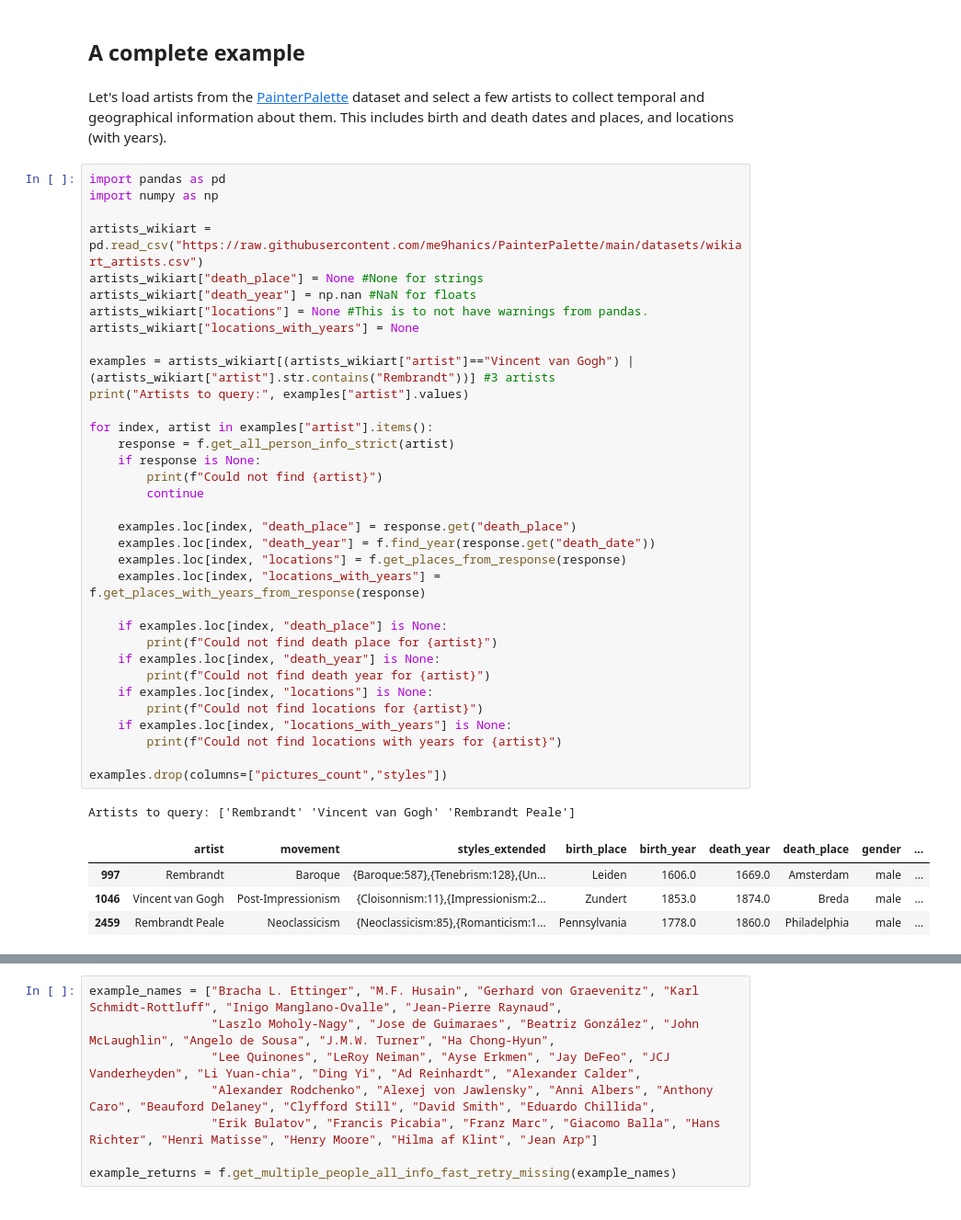
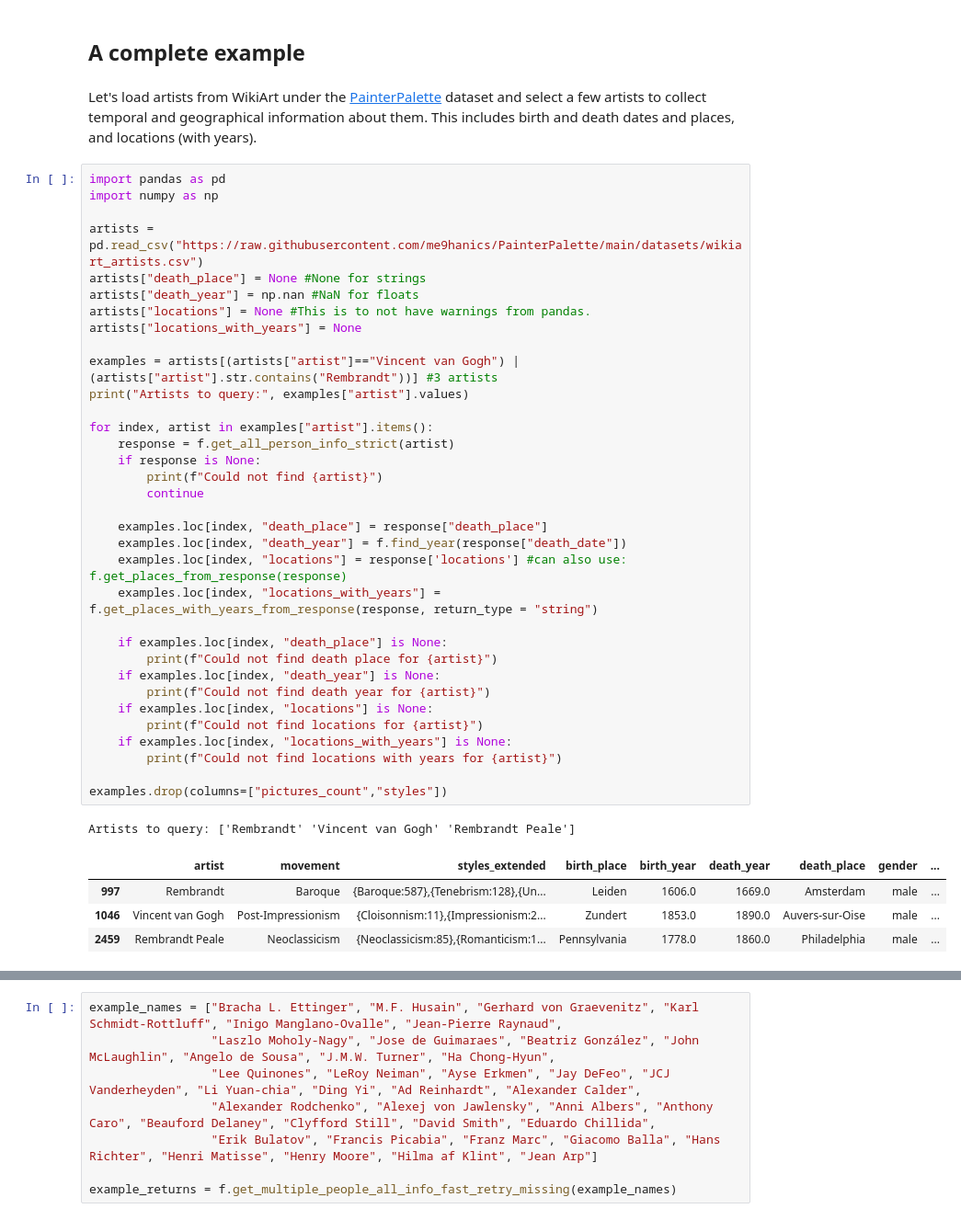
Before and after one commit to me9hanics/wikidata-SparQL-data-collection, a Jupyter notebook: examples.ipynb, the cells around one changed output, grey strips where cells are left out. Shown at 92% size. Saved outputs shown, nothing was run; the diff lists cells and outputs as text.

```diff
--- a/examples.ipynb
+++ b/examples.ipynb
@@ -53,46 +52,46 @@ Maison Van Gogh, between 1879-1880
 # %% [markdown]
 ## A complete example
 # %% [markdown]
-Let's load artists from the [PainterPalette](https://github.com/me9hanics/PainterPalette) dataset and select a few artists to collect temporal and geographical information about them. This includes birth and death dates and places, and locations (with years).
+Let's load artists from WikiArt under the [PainterPalette](https://github.com/me9hanics/PainterPalette) dataset and select a few artists to collect temporal and geographical information about them. This includes birth and death dates and places, and locations (with years).
 # %%
 import pandas as pd
 import numpy as np
 
-artists_wikiart = pd.read_csv("https://raw.githubusercontent.com/me9hanics/PainterPalette/main/datasets/wikiart_artists.csv")
-artists_wikiart["death_place"] = None #None for strings
-artists_wikiart["death_year"] = np.nan #NaN for floats
-artists_wikiart["locations"] = None #This is to not have warnings from pandas.
-artists_wikiart["locations_with_years"] = None
+artists = pd.read_csv("https://raw.githubusercontent.com/me9hanics/PainterPalette/main/datasets/wikiart_artists.csv")
+artists["death_place"] = None #None for strings
+artists["death_year"] = np.nan #NaN for floats
+artists["locations"] = None #This is to not have warnings from pandas.
+artists["locations_with_years"] = None
 
-examples = artists_wikiart[(artists_wikiart["artist"]=="Vincent van Gogh") | (artists_wikiart["artist"].str.contains("Rembrandt"))] #3 artists
+examples = artists[(artists["artist"]=="Vincent van Gogh") | (artists["artist"].str.contains("Rembrandt"))] #3 artists
 print("Artists to query:", examples["artist"].values)
 
 for index, artist in examples["artist"].items():
     response = f.get_all_person_info_strict(artist)
     if response is None:
         print(f"Could not find {artist}")
         continue
 
-    examples.loc[index, "death_place"] = response.get("death_place")
-    examples.loc[index, "death_year"] = f.find_year(response.get("death_date"))
-    examples.loc[index, "locations"] = f.get_places_from_response(response)
-    examples.loc[index, "locations_with_years"] = f.get_places_with_years_from_response(response)
+    examples.loc[index, "death_place"] = response["death_place"]
+    examples.loc[index, "death_year"] = f.find_year(response["death_date"])
+    examples.loc[index, "locations"] = response['locations'] #can also use: f.get_places_from_response(response)
+    examples.loc[index, "locations_with_years"] = f.get_places_with_years_from_response(response, return_type = "string")
 
     if examples.loc[index, "death_place"] is None:
         print(f"Could not find death place for {artist}")
     if examples.loc[index, "death_year"] is None:
         print(f"Could not find death year for {artist}")
     if examples.loc[index, "locations"] is None:
         print(f"Could not find locations for {artist}")
     if examples.loc[index, "locations_with_years"] is None:
         print(f"Could not find locations with years for {artist}")
 
 examples.drop(columns=["pictures_count","styles"])
 # %% [output]
 Artists to query: ['Rembrandt' 'Vincent van Gogh' 'Rembrandt Peale']
 |  | artist | movement | styles_extended | birth_place | birth_year | death_year | death_place | gender | ... |
 | 997 | Rembrandt | Baroque | {Baroque:587},{Tenebrism:128},{Un... | Leiden | 1606.0 | 1669.0 | Amsterdam | male | ... |
-| 1046 | Vincent van Gogh | Post-Impressionism | {Cloisonnism:11},{Impressionism:2... | Zundert | 1853.0 | 1874.0 | Breda | male | ... |
+| 1046 | Vincent van Gogh | Post-Impressionism | {Cloisonnism:11},{Impressionism:2... | Zundert | 1853.0 | 1890.0 | Auvers-sur-Oise | male | ... |
 | 2459 | Rembrandt Peale | Neoclassicism | {Neoclassicism:85},{Romanticism:1... | Pennsylvania | 1778.0 | 1860.0 | Philadelphia | male | ... |
 # %% [markdown]
 ## Querying multiple people with one request
```
Also changed, not shown: parts of 8 cells of this notebook.
